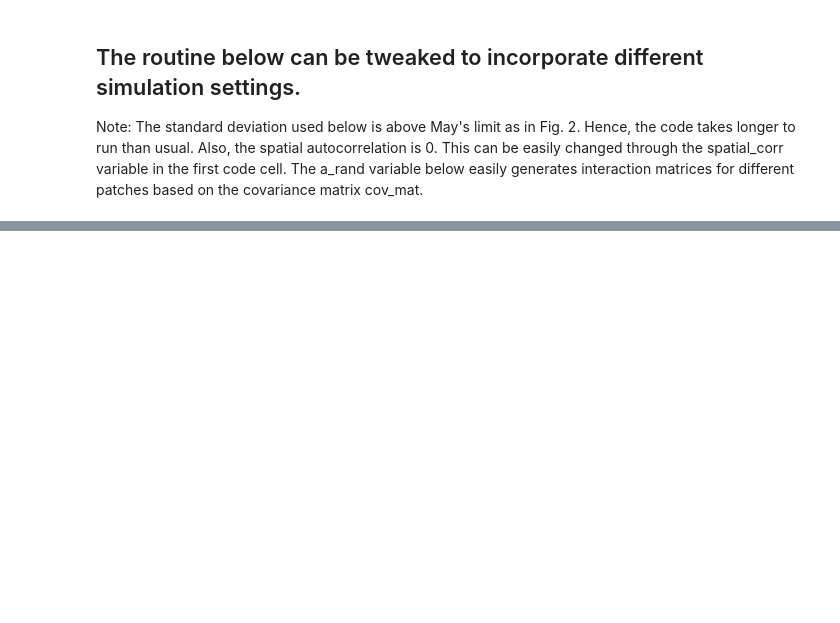
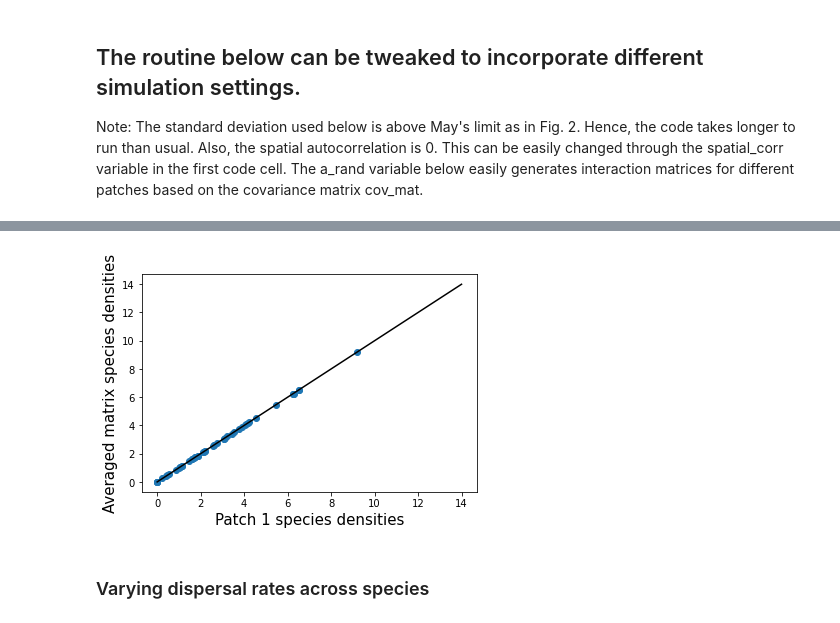
Before and after one commit to ankitvi/Hetero-coherence, a Jupyter notebook: GLV_coherence.ipynb, the cells around one changed output, grey strips where cells are left out. Saved outputs shown, nothing was run; the diff lists cells and outputs as text; code cells hidden in the pictures; blank space fills up the shorter version.

```diff
--- a/GLV_coherence.ipynb
+++ b/GLV_coherence.ipynb
@@ -87,0 +258,11 @@ plt.show()
+# %%
+plt.plot(np.arange(15), np.arange(15), 'k-')
+plt.scatter(sol2.y[50:100,len(sol2.t)-1], sol_av.y[:,len(sol_av.t) -1 ])
+plt.xlabel('Patch 1 species densities', fontsize=15)
+plt.ylabel('Averaged matrix species densities', fontsize=15)
+
+plt.savefig('coherence_varying_K.eps', dpi=600, bbox_inches='tight')
+# %% [output]
+[figure, added]
+# %% [markdown]
+### Varying dispersal rates across species
```
Also changed, not shown: parts of 22 cells of this notebook.
